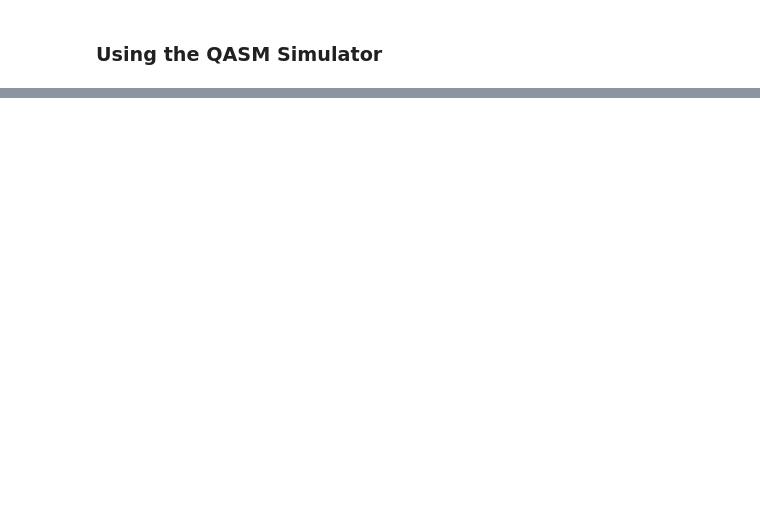
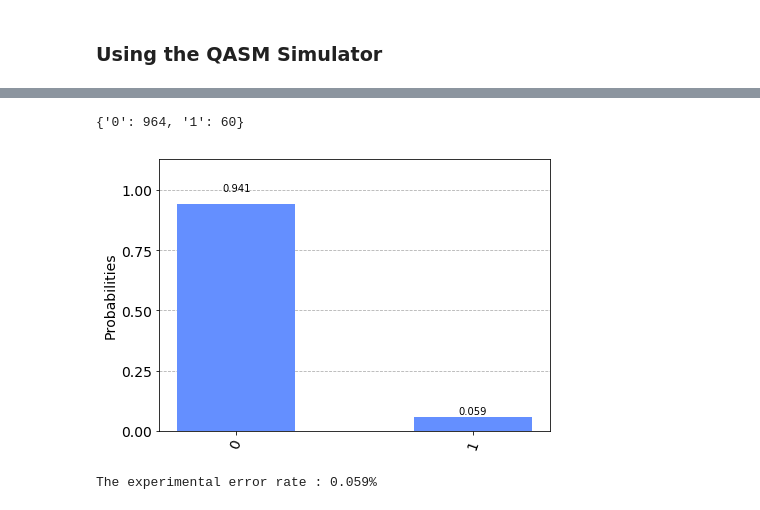
Before and after one commit to kamalpangeni/QuantumComputing, a Jupyter notebook: Quantum Teleportation with Qiskit.ipynb, the cells around one changed output, grey strips where cells are left out. Cells and saved outputs as stored; diff of their text form; code cells hidden in the pictures; blank space fills up the shorter version.

```diff
--- a/Quantum Teleportation with Qiskit.ipynb
+++ b/Quantum Teleportation with Qiskit.ipynb
@@ -266,0 +311,4 @@ plot_histogram(counts)
+# %%
+# First, see what devices we are allowed to use by loading our saved accounts
+IBMQ.load_account()
+provider = IBMQ.get_provider(hub='ibm-q')
@@ -266,0 +327,13 @@ plot_histogram(counts)
+# %%
+# Get the results and display them
+exp_result = job.result()
+exp_counts = exp_result.get_counts(qc)
+print(exp_counts)
+plot_histogram(exp_counts)
+# %% [output]
+{'0': 964, '1': 60}
+[figure, added]
+# %%
+print(f"The experimental error rate : {exp_counts['1']/sum(exp_counts.values()):.3f}%")
+# %% [output]
+The experimental error rate : 0.059%
```
Also changed, not shown: parts of 19 cells of this notebook.
